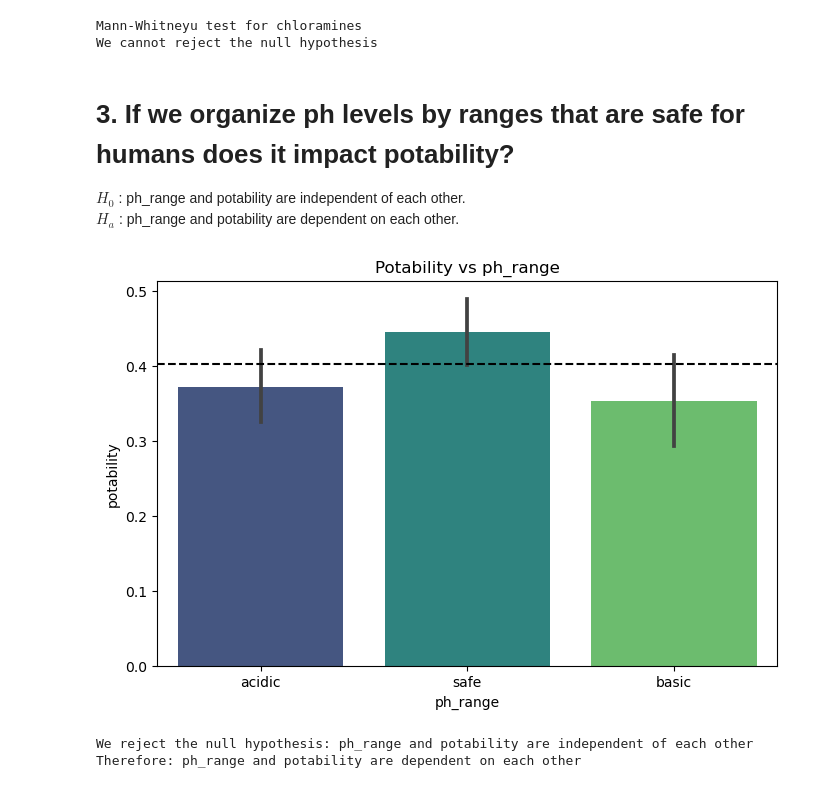
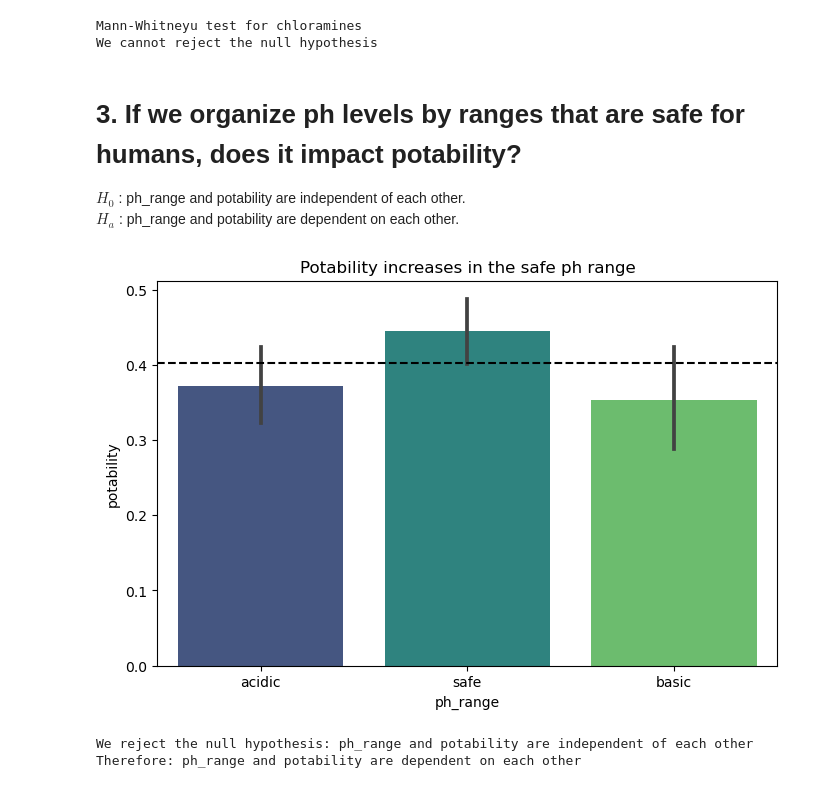
Before and after one commit to NikkideVries/Water_Quality, a Jupyter notebook: F.final_notebook.ipynb, the cells around one changed output. Saved outputs shown, nothing was run; the diff lists cells and outputs as text; code cells hidden in the pictures.

```diff
--- a/F.final_notebook.ipynb
+++ b/F.final_notebook.ipynb
@@ -162,7 +162,7 @@ else:
 Mann-Whitneyu test for chloramines
 We cannot reject the null hypothesis
 # %% [markdown]
-# 3. If we organize ph levels by ranges that are safe for humans does it impact potability?
+# 3. If we organize ph levels by ranges that are safe for humans, does it impact potability?
 $H_0$ : ph_range and potability are independent of each other. <br>
 $H_a$ : ph_range and potability are dependent on each other.
 # %%
@@ -172,13 +172,13 @@ alternative_hypothesis = 'ph_range and potability are dependent on each other'
 # %%
 # visualization
 plt.figure(figsize=(8,5))
 sns.barplot(data = train, x = train.ph_range, y = 'potability', palette = 'viridis')
-plt.title('Potability vs ph_range')
+plt.title('Potability increases in the safe ph range')
 overall_rate = train['potability'].mean()
 plt.axhline(overall_rate, ls = '--', color = 'black')
 plt.show()
 # %% [output]
-[figure, old version]
+[figure, new version]
 # %%
 # Chi test:
 observed = pd.crosstab(train.ph_range, train['potability'])
```
Also changed, not shown: parts of 1 cell of this notebook.
